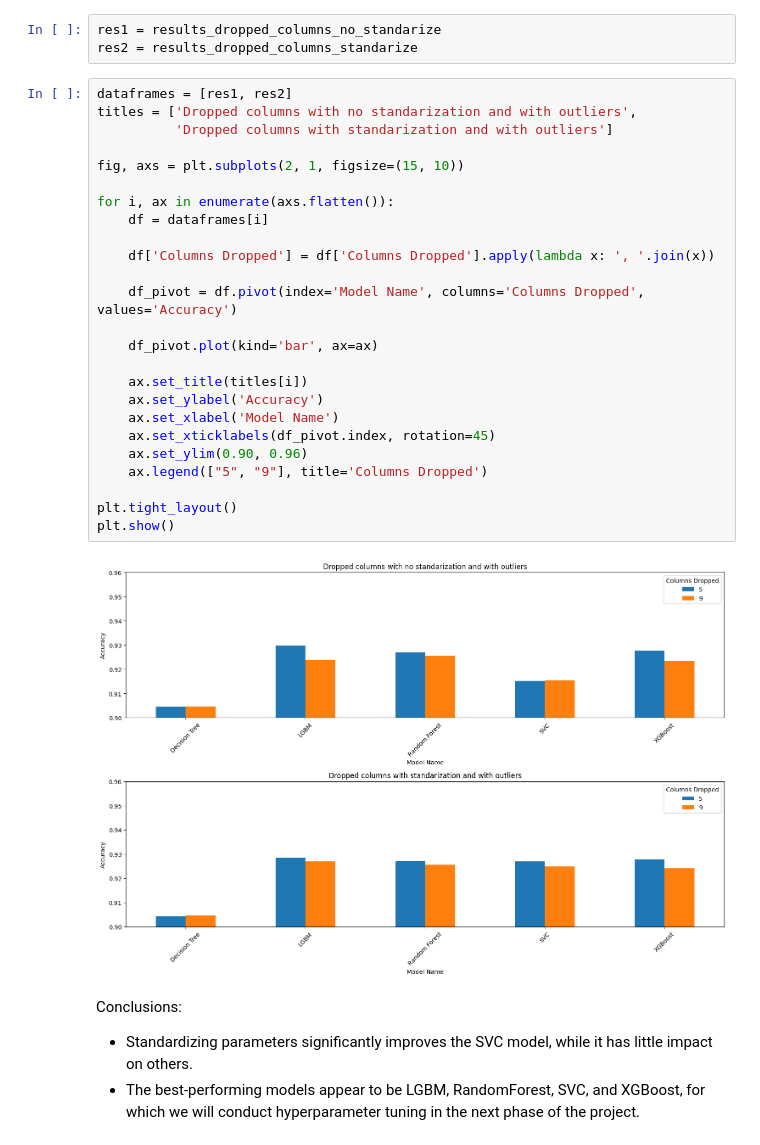
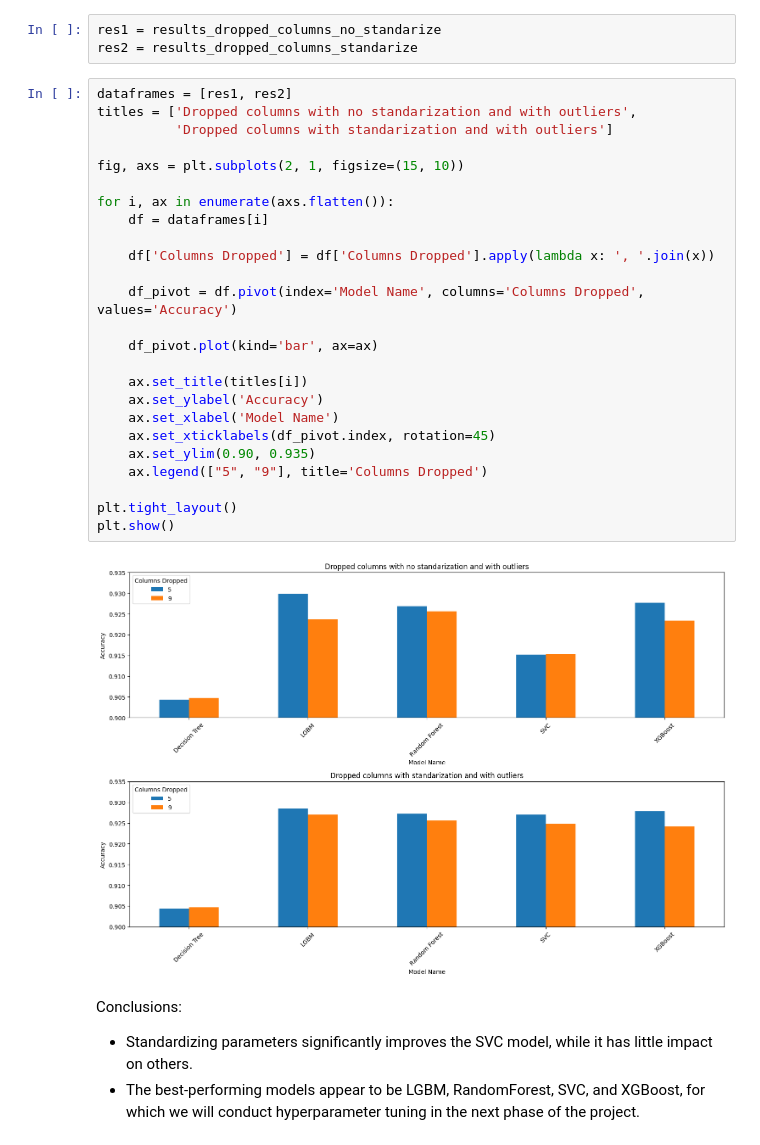
Before and after one commit to tomaszzywicki/Dry-Bean-Classification, a Jupyter notebook: notebooks/final.ipynb, the cells around one changed output. Cells and saved outputs as stored; diff of their text form.

Commit message:
change plot size

```diff
--- a/notebooks/final.ipynb
+++ b/notebooks/final.ipynb
@@ -265,30 +265,30 @@ res2 = results_dropped_columns_standarize
 # %%
 dataframes = [res1, res2]
 titles = ['Dropped columns with no standarization and with outliers',
           'Dropped columns with standarization and with outliers']
 
 fig, axs = plt.subplots(2, 1, figsize=(15, 10))
 
 for i, ax in enumerate(axs.flatten()):
     df = dataframes[i]
 
     df['Columns Dropped'] = df['Columns Dropped'].apply(lambda x: ', '.join(x))
 
     df_pivot = df.pivot(index='Model Name', columns='Columns Dropped', values='Accuracy')
 
     df_pivot.plot(kind='bar', ax=ax)
 
     ax.set_title(titles[i])
     ax.set_ylabel('Accuracy')
     ax.set_xlabel('Model Name')
     ax.set_xticklabels(df_pivot.index, rotation=45)
-    ax.set_ylim(0.90, 0.96)
+    ax.set_ylim(0.90, 0.935)
     ax.legend(["5", "9"], title='Columns Dropped')
 
 plt.tight_layout()
 plt.show()
 # %% [output]
-[figure, old version]
+[figure, new version]
 # %% [markdown]
 Conclusions:
 
```
Also changed, not shown: 2 other files.
